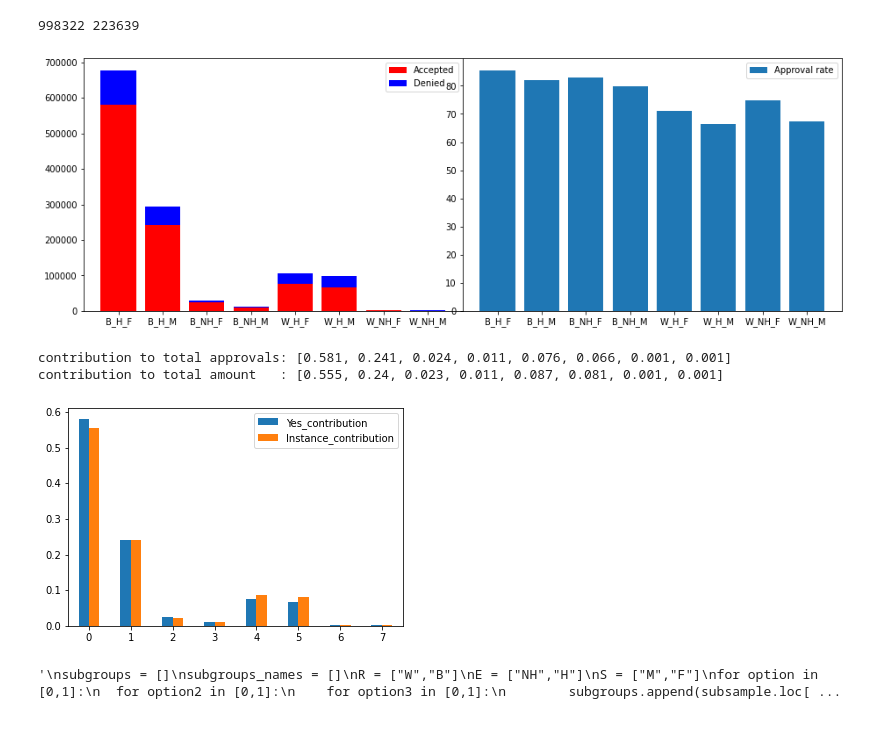
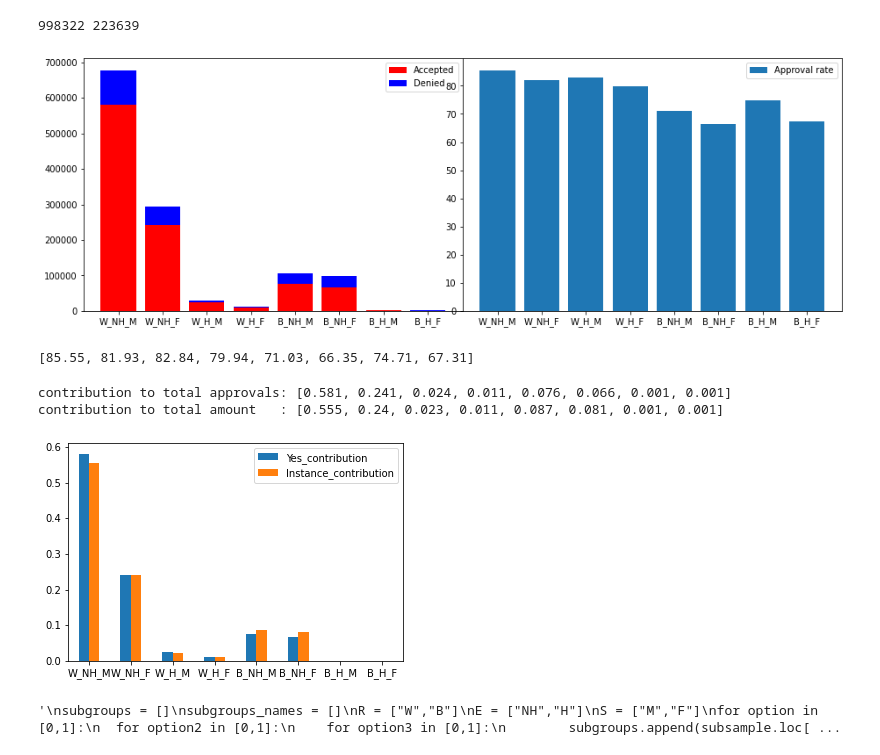
Before and after one commit to quimHM/QHM_TFG_repository, a Jupyter notebook: HMDA_test.ipynb, the cells around one changed output. Drawn from its saved outputs; the diff is of its cells as text; code cells hidden in the pictures.

```diff
--- a/HMDA_test.ipynb
+++ b/HMDA_test.ipynb
@@ -219,7 +221,7 @@ def show_subgroups(df,bool_app_dec,bool_percent):
     for option2 in [0,1]:
       for option3 in [0,1]:
           subgroups.append(df.loc[((df["applicant_race-1"]==option) & (df["applicant_ethnicity-1"]==option2) & (df["applicant_sex"]==option3))])
-          subgroups_names.append(R[option-1]+"_"+E[option2-1]+"_"+S[option3-1])
+          subgroups_names.append(R[option]+"_"+E[option2]+"_"+S[option3])
   subgroups_app = []
   subgroups_dec = []
   percent = []
@@ -248,21 +250,23 @@ def show_subgroups(df,bool_app_dec,bool_percent):
   return (subgroups,subgroups_names,subgroups_app,subgroups_dec,percent)
 # %%
 subgroups = show_subgroups(subsample,True,True)
+subgroups[4]
 # %% [output]
-[figure, old version]
+[figure, new version]
+[85.55, 81.93, 82.84, 79.94, 71.03, 66.35, 74.71, 67.31]
 # %%
 #print([round(subgroups[2][s] / len(subgroups[0][s]),3) for s in range(len(subgroups[0]))]) #print(subgroups[4]) #the same
 yes_contribution = [round(s / sum(subgroups[2]),3) for s in subgroups[2]]
 instance_contribution = [round(len(s) / len(subsample),3) for s in subgroups[0]]
 print("contribution to total approvals:",yes_contribution)
 print("contribution to total amount   :",instance_contribution)
 plot_contribution = pd.DataFrame({'Yes_contribution': yes_contribution,
-                   'Instance_contribution': instance_contribution}, index=range(len(subgroups[0])))
+                   'Instance_contribution': instance_contribution}, index=subgroups[1])
 ax = plot_contribution.plot.bar(rot=0)
 # %% [output]
 contribution to total approvals: [0.581, 0.241, 0.024, 0.011, 0.076, 0.066, 0.001, 0.001]
 contribution to total amount   : [0.555, 0.24, 0.023, 0.011, 0.087, 0.081, 0.001, 0.001]
-[figure, old version]
+[figure, new version]
 # %%
 """
 subgroups = []
```
Also changed, not shown: parts of 16 cells of this notebook.
